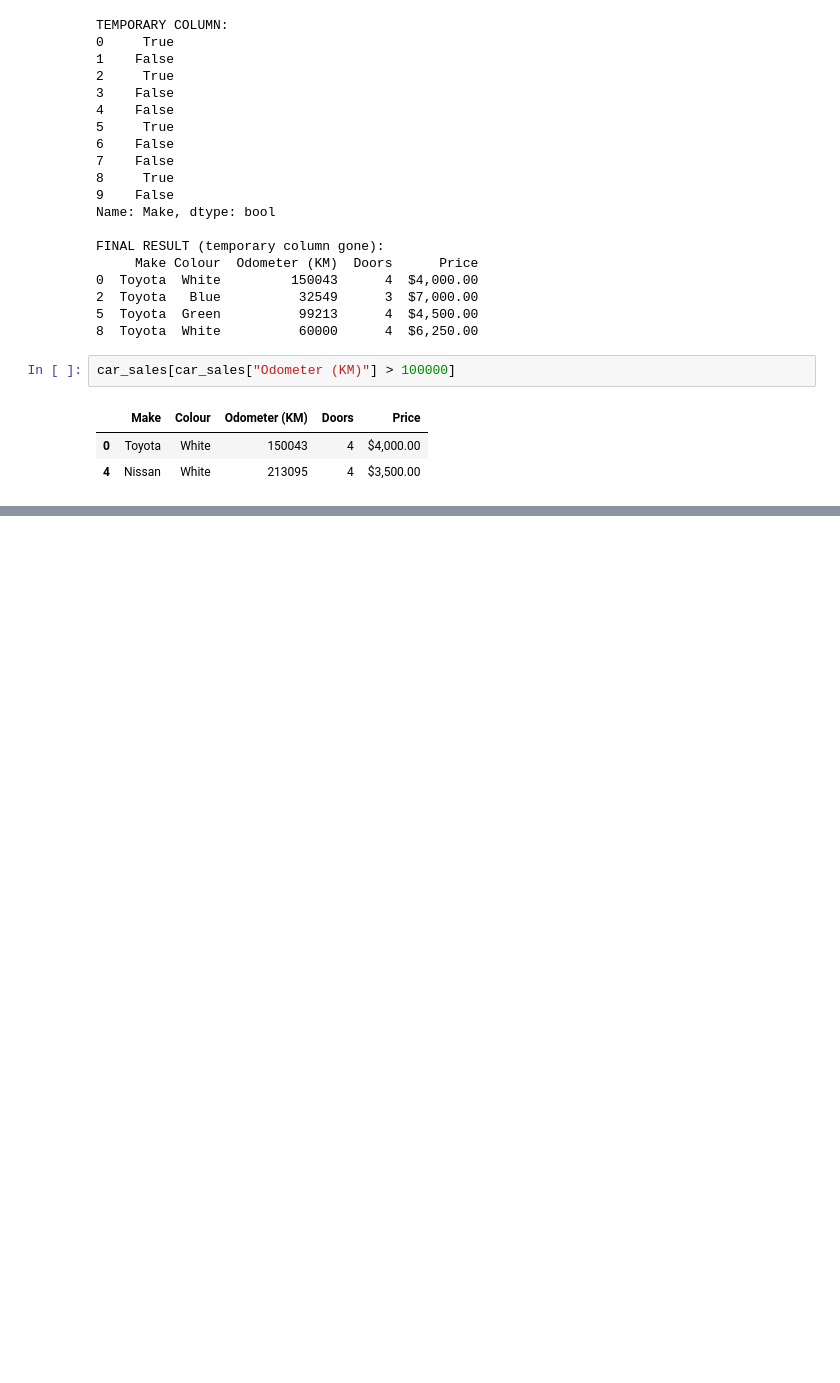
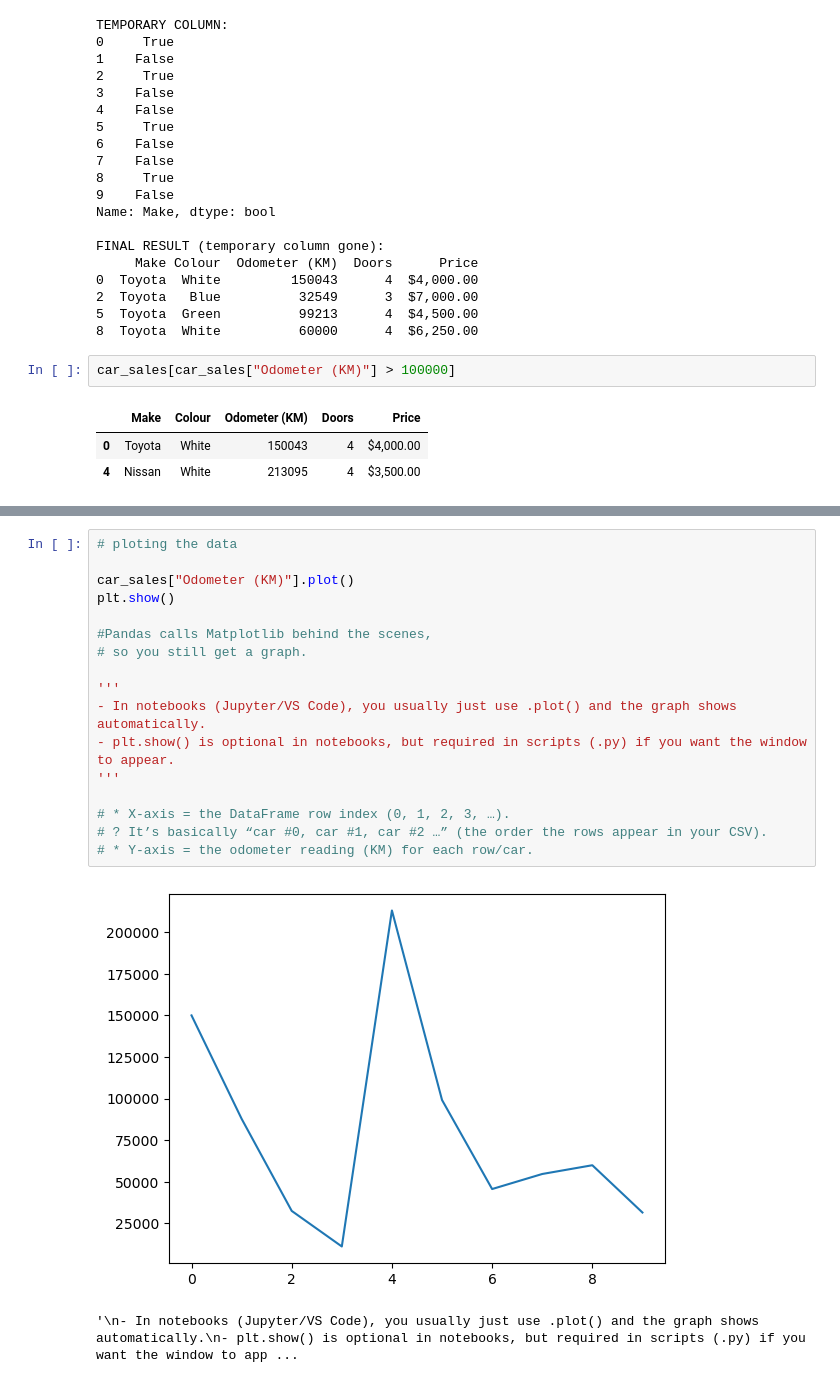
Before and after one commit to Eakempreet/Learning-ML, a Jupyter notebook: Learning Pandas/pandas_basic.ipynb, the cells around one changed output, grey strips where cells are left out. Cells and saved outputs as stored; diff of their text form; blank space fills up the shorter version.

Commit message:
feat: add pandas learning notebook with data cleaning and visualization examples

```diff
--- a/Learning Pandas/pandas_basic.ipynb
+++ b/Learning Pandas/pandas_basic.ipynb
@@ -582,0 +672,20 @@ car_sales[car_sales["Odometer (KM)"] > 100000]
+# %%
+# ploting the data
+
+car_sales["Odometer (KM)"].plot()
+plt.show()
+
+#Pandas calls Matplotlib behind the scenes,
+# so you still get a graph.
+
+'''
+- In notebooks (Jupyter/VS Code), you usually just use .plot() and the graph shows automatically.
+- plt.show() is optional in notebooks, but required in scripts (.py) if you want the window to appear.
+'''
+
+# * X-axis = the DataFrame row index (0, 1, 2, 3, …).
+# ? It’s basically “car #0, car #1, car #2 …” (the order the rows appear in your CSV).
+# * Y-axis = the odometer reading (KM) for each row/car.
+# %% [output]
+[figure, added]
+'\n- In notebooks (Jupyter/VS Code), you usually just use .plot() and the graph shows automatically.\n- plt.show() is optional in notebooks, but required in scripts (.py) if you want the window to app ...
```
Also changed, not shown: parts of 19 cells of this notebook, 1 other file.
